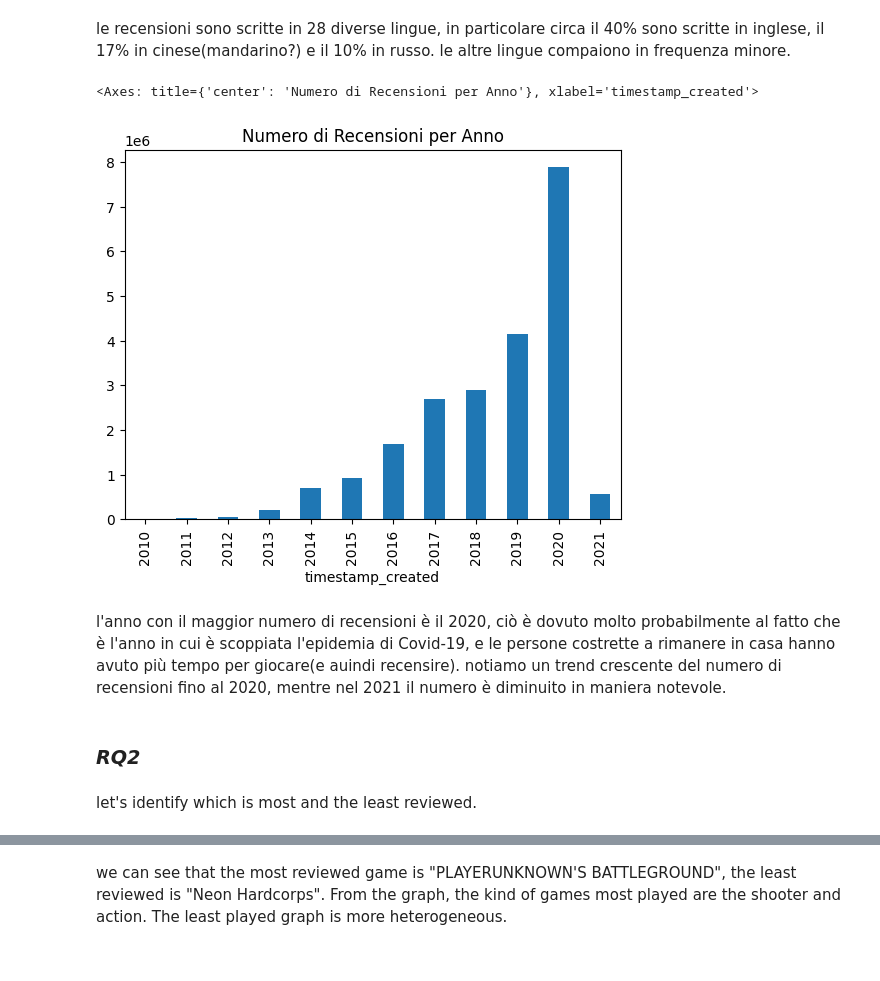
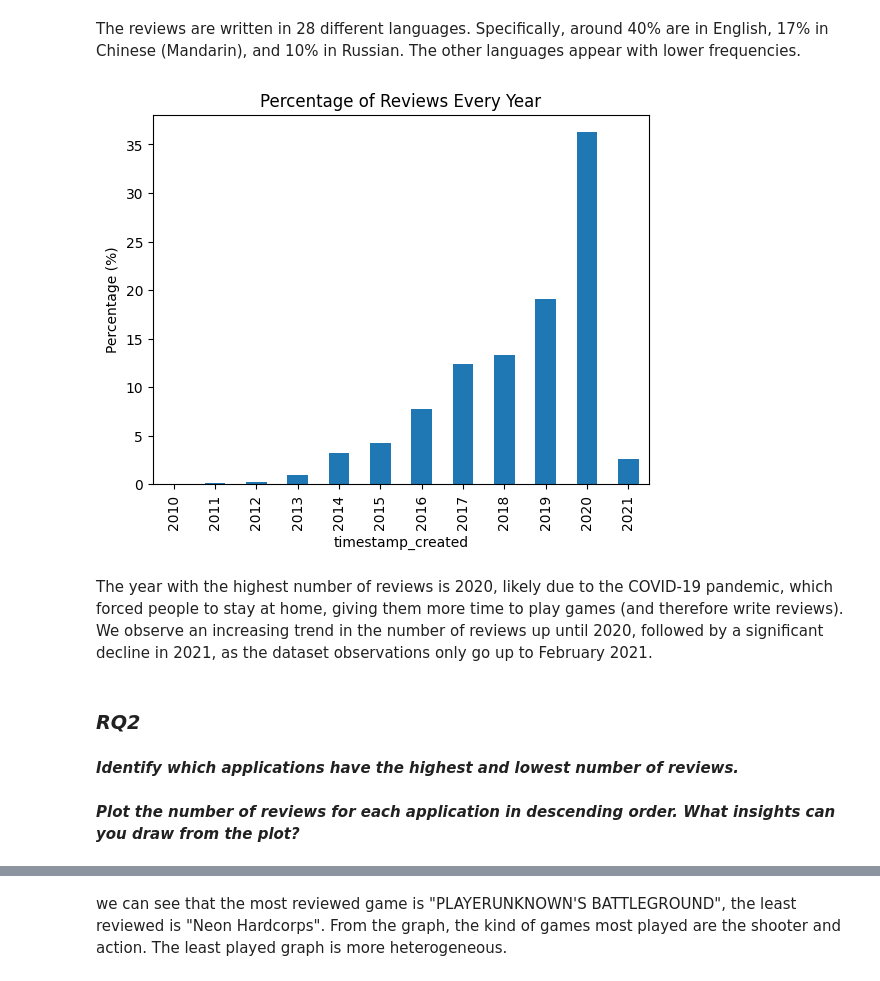
Before and after one commit to Ricksoleo/ADM-HW2-final, a Jupyter notebook: HW2.ipynb, the cells around one changed output, grey strips where cells are left out. Cells and saved outputs as stored; diff of their text form; code cells hidden in the pictures.

```diff
--- a/HW2.ipynb
+++ b/HW2.ipynb
@@ -8,2 +7,2 @@ from scipy.stats import pearsonr
 # %%
-df = pd.read_csv("/Users/riccardo.soleo/Desktop/ADM HW2/steam_reviews.csv")
+df = pd.read_csv("/Users/riccardo.soleo/Desktop/ADM HW2/ADM-HW2-final/steam_reviews.csv")
@@ -118,15 +144,23 @@ Name: proportion, dtype: float64
-# %% [markdown]
-le recensioni sono scritte in 28 diverse lingue, in particolare circa il 40% sono scritte in inglese, il 17% in cinese(mandarino?) e il 10% in russo. le altre lingue compaiono in frequenza minore.
+# %% [markdown]
+The reviews are written in 28 different languages. Specifically, around 40% are in English, 17% in Chinese (Mandarin), and 10% in Russian. The other languages appear with lower frequencies.
 # %%
 df['timestamp_created'] = pd.to_datetime(df['timestamp_created'], unit='s')
-df['timestamp_created'].dt.year.value_counts().sort_index().plot(kind='bar', title='Numero di Recensioni per Anno')
+#count the reviews per year
+year_counts = df['timestamp_created'].dt.year.value_counts().sort_index()
+
+# Calcola le percentuali
+year_percentages = (year_counts / year_counts.sum()) * 100
+
+# Crea il grafico a barre con le percentuali
+year_percentages.plot(kind='bar', title='Percentage of Reviews Every Year', ylabel='Percentage (%)')
+
+# Mostra il grafico
+plt.show()
 # %% [output]
-<Axes: title={'center': 'Numero di Recensioni per Anno'}, xlabel='timestamp_created'>
-[figure, old version]
+[figure, new version]
-# %% [markdown]
-l'anno con il maggior numero di recensioni è il 2020, ciò è dovuto molto probabilmente al fatto che è l'anno in cui è scoppiata l'epidemia di Covid-19, e le persone costrette a rimanere in casa hanno avuto più tempo per giocare(e auindi recensire).
-notiamo un trend crescente del numero di recensioni fino al 2020, mentre nel 2021 il numero è diminuito in maniera notevole.
+# %% [markdown]
+The year with the highest number of reviews is 2020, likely due to the COVID-19 pandemic, which forced people to stay at home, giving them more time to play games (and therefore write reviews). We observe an increasing trend in the number of reviews up until 2020, followed by a significant decline in 2021, as the dataset observations only go up to February 2021.
 # %% [markdown]
 ### ***RQ2***
-# %% [markdown]
-let's identify which is most and the least reviewed.
+# %% [markdown]
+***Identify which applications have the highest and lowest number of reviews.***
@@ -133 +170,3 @@ let's identify which is most and the least reviewed.
+# %% [markdown]
+***Plot the number of reviews for each application in descending order. What insights can you draw from the plot?***
 # %%
```
Also changed, not shown: parts of 107 cells of this notebook.
